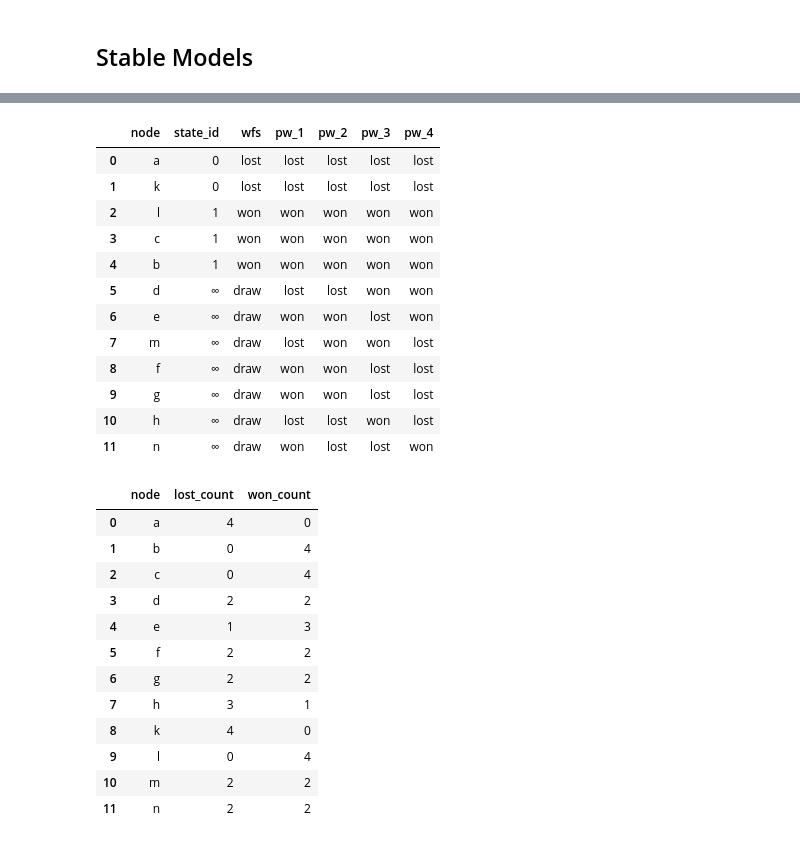
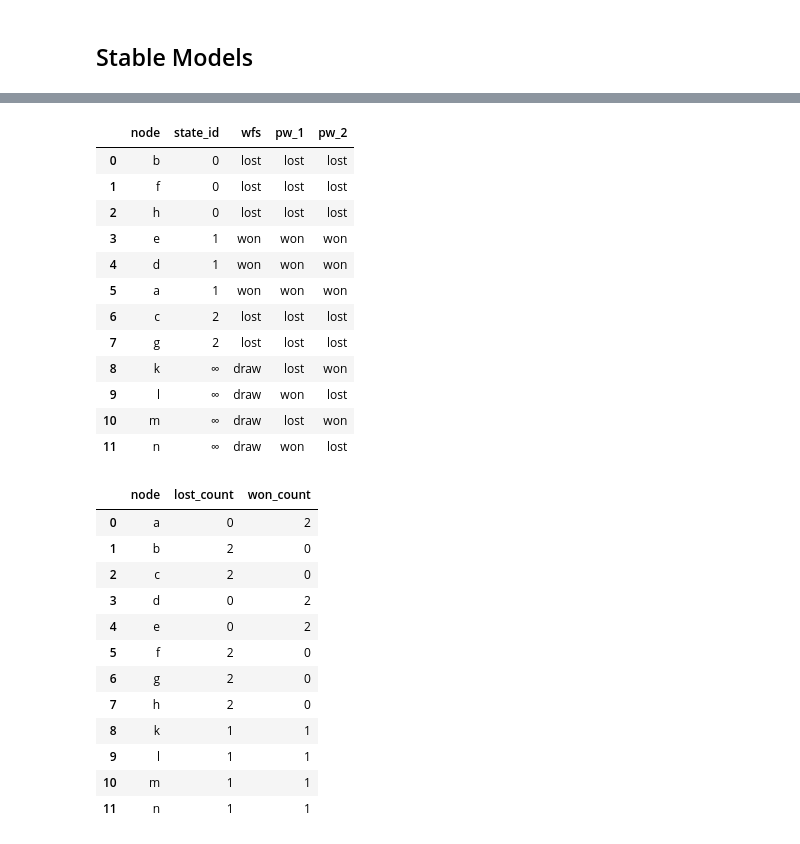
Before and after one commit to idaks/Games-and-Argumentation, a Jupyter notebook: Refactor/atom_counting.ipynb, the cells around one changed output, grey strips where cells are left out. Saved outputs shown, nothing was run; the diff lists cells and outputs as text; code cells hidden in the pictures.

```diff
--- a/Refactor/atom_counting.ipynb
+++ b/Refactor/atom_counting.ipynb
@@ -30,7 +30,7 @@ Overwriting files/test.lp
 # You only need edit this cell
 input_file = "files/test.lp"
 keyword = "game" #arg or game depends on the graphvis_settings.json
-reverse = True  # whether you want to reverse the edge direction
+reverse = False  # whether you want to reverse the edge direction
 # %% [markdown]
 ## Show Plain Graph
 # %%
@@ -54,37 +54,43 @@ wfs_stb_pws, df_wfs_stb = node_stb_cal(input_file, keyword, reverse)
 # %%
 df_wfs_stb
 # %% [output]
-|  | node | state_id | wfs | pw_1 | pw_2 | pw_3 | pw_4 |
-| 0 | a | 0 | lost | lost | lost | lost | lost |
-| 1 | k | 0 | lost | lost | lost | lost | lost |
-| 2 | l | 1 | won | won | won | won | won |
-| 3 | c | 1 | won | won | won | won | won |
-| 4 | b | 1 | won | won | won | won | won |
-| 5 | d | ∞ | draw | lost | lost | won | won |
-| 6 | e | ∞ | draw | won | won | lost | won |
-| 7 | m | ∞ | draw | lost | won | won | lost |
-| 8 | f | ∞ | draw | won | won | lost | lost |
-| 9 | g | ∞ | draw | won | won | lost | lost |
-| 10 | h | ∞ | draw | lost | lost | won | lost |
-| 11 | n | ∞ | draw | won | lost | lost | won |
+|  | node | state_id | wfs | pw_1 | pw_2 |
+| 0 | b | 0 | lost | lost | lost |
+| 1 | f | 0 | lost | lost | lost |
+| 2 | h | 0 | lost | lost | lost |
+| 3 | e | 1 | won | won | won |
+| 4 | d | 1 | won | won | won |
+| 5 | a | 1 | won | won | won |
+| 6 | c | 2 | lost | lost | lost |
+| 7 | g | 2 | lost | lost | lost |
+| 8 | k | ∞ | draw | lost | won |
+| 9 | l | ∞ | draw | won | lost |
+| 10 | m | ∞ | draw | lost | won |
+| 11 | n | ∞ | draw | won | lost |
 # %%
+if keyword=="game":
+    status_1="lost"
+    status_2="won"
+else:
+    status_1="accepted"
+    status_2="defeated"
 count_columns = [col for col in df_wfs_stb.columns if col.startswith('pw_')]
-df_wfs_stb['lost_count'] = df_wfs_stb[count_columns].apply(lambda row: sum(row == 'lost'), axis=1)
-df_wfs_stb['won_count'] = df_wfs_stb[count_columns].apply(lambda row: sum(row == 'won'), axis=1)
-aggregated_counts = df_wfs_stb.groupby('node').agg({'lost_count': 'sum', 'won_count': 'sum'}).reset_index()
+df_wfs_stb[f'{status_1}_count'] = df_wfs_stb[count_columns].apply(lambda row: sum(row == status_1), axis=1)
+df_wfs_stb[f'{status_2}_count'] = df_wfs_stb[count_columns].apply(lambda row: sum(row == status_2), axis=1)
+aggregated_counts = df_wfs_stb.groupby('node').agg({f'{status_1}_count': 'sum', f'{status_2}_count': 'sum'}).reset_index()
 
 aggregated_counts
 # %% [output]
 |  | node | lost_count | won_count |
-| 0 | a | 4 | 0 |
-| 1 | b | 0 | 4 |
-| 2 | c | 0 | 4 |
-| 3 | d | 2 | 2 |
-| 4 | e | 1 | 3 |
-| 5 | f | 2 | 2 |
-| 6 | g | 2 | 2 |
-| 7 | h | 3 | 1 |
-| 8 | k | 4 | 0 |
-| 9 | l | 0 | 4 |
-| 10 | m | 2 | 2 |
-| 11 | n | 2 | 2 |
+| 0 | a | 0 | 2 |
+| 1 | b | 2 | 0 |
+| 2 | c | 2 | 0 |
+| 3 | d | 0 | 2 |
+| 4 | e | 0 | 2 |
+| 5 | f | 2 | 0 |
+| 6 | g | 2 | 0 |
+| 7 | h | 2 | 0 |
+| 8 | k | 1 | 1 |
+| 9 | l | 1 | 1 |
+| 10 | m | 1 | 1 |
+| 11 | n | 1 | 1 |
```
Also changed, not shown: parts of 2 cells of this notebook, 52 other files.
